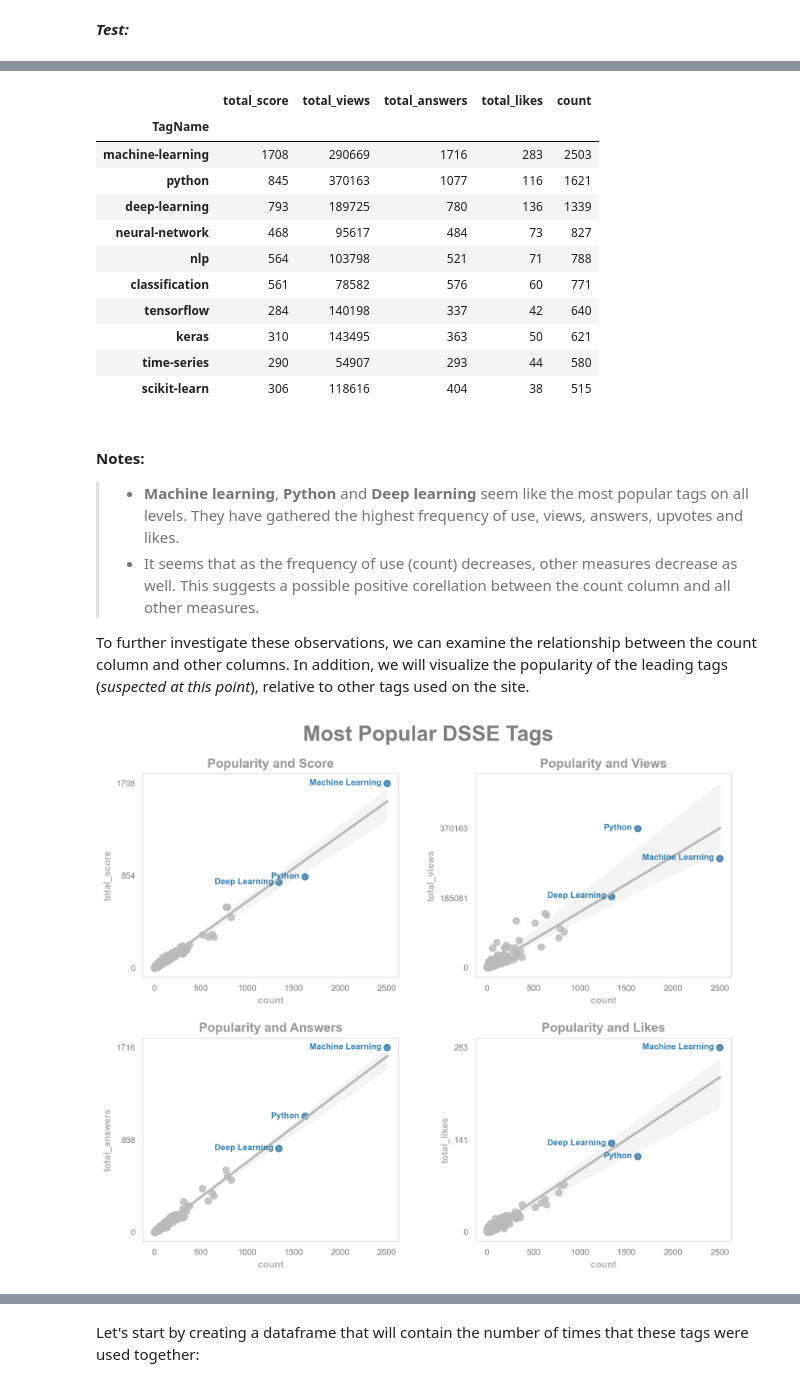
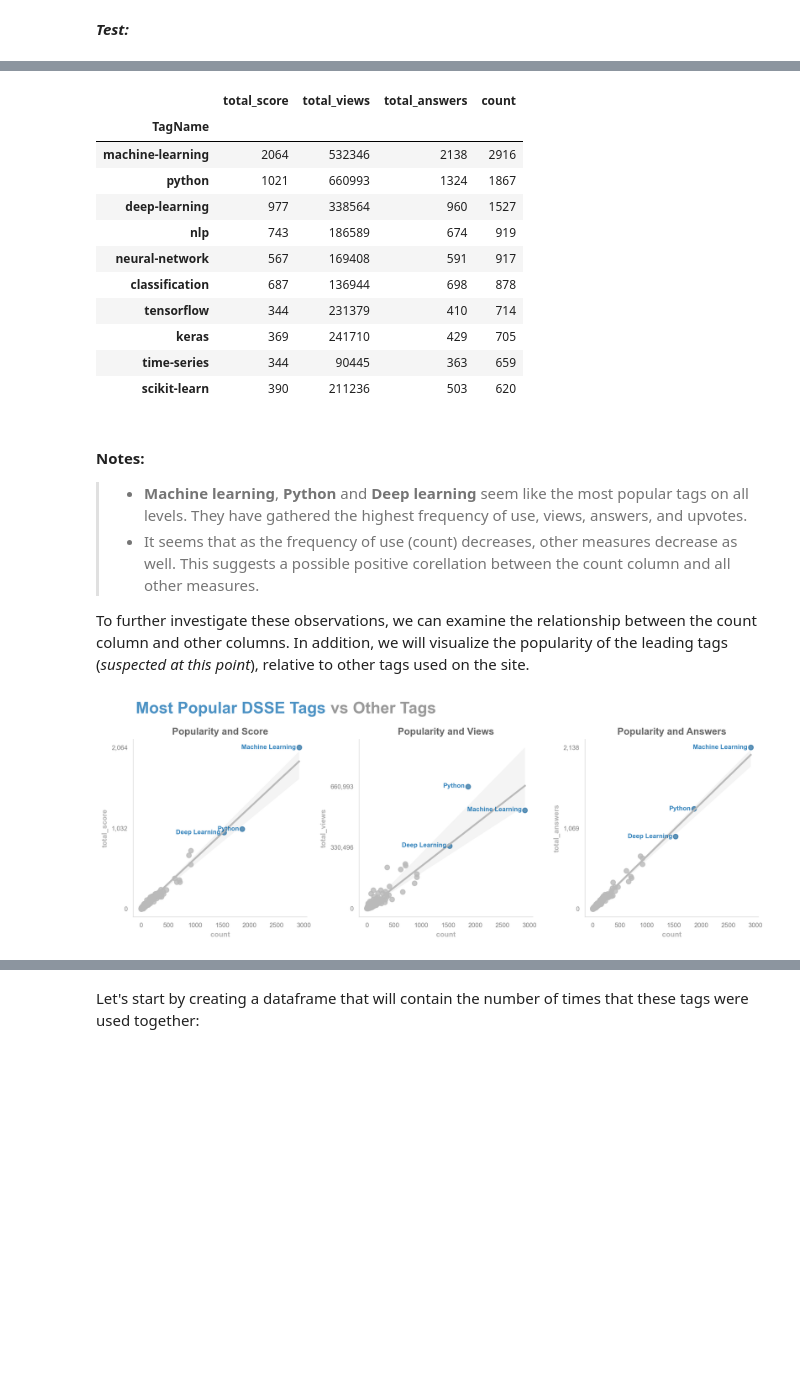
Before and after one commit to Lippins/Popular_DS_questions, a Jupyter notebook: notebook.ipynb, the cells around one changed output, grey strips where cells are left out. Saved outputs shown, nothing was run; the diff lists cells and outputs as text; code cells hidden in the pictures; blank space fills up the shorter version.

Commit message:
chore: Update to most recent dataset

```diff
--- a/notebook.ipynb
+++ b/notebook.ipynb
@@ -198,8 +207,7 @@ _**Define:**_
 
 _**Code:**_
 # %%
-questions_clean.FavoriteCount.fillna(0, inplace = True)
-questions_clean.FavoriteCount = questions_clean.FavoriteCount.astype('int')
+questions_clean.drop(columns = "FavoriteCount", inplace=True)
 # %% [markdown]
 _**Test:**_
 # %%
@@ -218,7 +223,7 @@ Since each question can only have a [maximum of five tags](https://meta.stackexc
 
 _**Code:**_
 # %%
-# Expand tags into seperate columns
+# Split all the tags in each post into five columns
 tag_columns = ['Tag1', 'Tag2', 'Tag3', 'Tag4', 'Tag5']
 questions_clean[tag_columns] = (questions_clean.Tags.str.replace('<', '')
                                                         .str.rstrip('>')
@@ -229,7 +234,7 @@ questions_clean.drop(columns = 'Tags', inplace=True)
 
 # Condense all Tags into two columns
 questions_clean = pd.melt(questions_clean,
-                          id_vars = questions_clean.columns[:7],
+                          id_vars = questions_clean.columns[:6],
                           value_vars = tag_columns,
                           var_name= 'TagNumber',
                           value_name= 'TagName'
@@ -259,8 +266,8 @@ tag_counts = questions_clean.groupby('TagName').size()
 
 col_dict = {
     # Stores the columns of interest and their aggregate column names
-    "cols": ['Score', 'ViewCount', 'AnswerCount', 'FavoriteCount'],
-    "aggregate_names": ['total_score', 'total_views', 'total_answers', 'total_likes']
+    "cols": ['Score', 'ViewCount', 'AnswerCount'],
+    "aggregate_names": ['total_score', 'total_views', 'total_answers']
 }
 
 # Compute relevant totals for each unique TagName
@@ -275,69 +282,73 @@ aggregate_df['count'] = tag_counts
 # Preview results sorted by count
 aggregate_df.sort_values(by='count', ascending=False).head(10)
 # %% [output]
-|  | total_score | total_views | total_answers | total_likes | count |
-| TagName |  |  |  |  |  |
-| machine-learning | 1708 | 290669 | 1716 | 283 | 2503 |
-| python | 845 | 370163 | 1077 | 116 | 1621 |
-| deep-learning | 793 | 189725 | 780 | 136 | 1339 |
-| neural-network | 468 | 95617 | 484 | 73 | 827 |
-| nlp | 564 | 103798 | 521 | 71 | 788 |
-| classification | 561 | 78582 | 576 | 60 | 771 |
-| tensorflow | 284 | 140198 | 337 | 42 | 640 |
-| keras | 310 | 143495 | 363 | 50 | 621 |
-| time-series | 290 | 54907 | 293 | 44 | 580 |
-| scikit-learn | 306 | 118616 | 404 | 38 | 515 |
+|  | total_score | total_views | total_answers | count |
+| TagName |  |  |  |  |
+| machine-learning | 2064 | 532346 | 2138 | 2916 |
+| python | 1021 | 660993 | 1324 | 1867 |
+| deep-learning | 977 | 338564 | 960 | 1527 |
+| nlp | 743 | 186589 | 674 | 919 |
+| neural-network | 567 | 169408 | 591 | 917 |
+| classification | 687 | 136944 | 698 | 878 |
+| tensorflow | 344 | 231379 | 410 | 714 |
+| keras | 369 | 241710 | 429 | 705 |
+| time-series | 344 | 90445 | 363 | 659 |
+| scikit-learn | 390 | 211236 | 503 | 620 |
 # %% [markdown]
 #### Notes:
->- **Machine learning**, **Python** and **Deep learning** seem like the most popular tags on all levels. They have gathered the highest frequency of use, views, answers, upvotes and likes.
+>- **Machine learning**, **Python** and **Deep learning** seem like the most popular tags on all levels. They have gathered the highest frequency of use, views, answers, and upvotes.
 >- It seems that as the frequency of use (count) decreases, other measures decrease as well. This suggests a possible positive corellation between the count column and all other measures.
 
 To further investigate these observations, we can examine the relationship between the count column and other columns. In addition, we will visualize the popularity of the leading tags (_suspected at this point_), relative to other tags used on the site.
 # %%
-fig = plt.figure(figsize=(10,8))
+fig = plt.figure(figsize=(14,4))
 
 facets = col_dict['aggregate_names']
 leading_tags = ['machine-learning', 'python', 'deep-learning']
 
 # Generate count vs measure plots
-for index, col in zip(range(4), facets):
-    plt.subplot(2, 2, index+1)
+for index, col in zip(range(3), facets):
+    plt.subplot(1, 3, index+1)
     sns.regplot(data=aggregate_df, x='count', y=col,
                 color='#BABABA')
 
     plt.scatter(data=aggregate_df.loc[leading_tags],
                 x='count', y=col,
                 c='#0064AB', alpha=0.5)
 
-    # Annotate the leadings
+    # Annotate the leading tags
     for tag in leading_tags:
         plt.text(x=aggregate_df.loc[tag, 'count']-60,
                  y=aggregate_df.loc[tag, col] - aggregate_df[col].max()/100,
                  s= tag.replace('-', ' ').title(), alpha=0.8,
                  fontsize=8, color='#0064AB', fontweight='bold',
                  ha='right')
 
+    y_ticks = [0, int(aggregate_df[col].max()/2), aggregate_df[col].max()]
     plt.xticks(color='gray', fontsize=8)
-    plt.yticks([0, int(aggregate_df[col].max()/2), aggregate_df[col].max()],
-               color='gray', fontsize=8)
+    plt.yticks(y_ticks, ["{:,}".format(t) for t in y_ticks], color='gray', fontsize=8)
     plt.xlabel('count', fontsize='9', fontweight='bold', alpha=0.3)
     plt.ylabel(col, fontsize='9', fontweight='bold', alpha=0.3)
-    plt.title('Popularity and {}'.format(col.split('_')[1].title()), weight='bold', alpha=0.4)
+    plt.title('Popularity and {}'.format(col.split('_')[1].title()), weight='bold', alpha=0.6)
 
 # Set attributes common to all plots
 axes_list = fig.get_axes()
 for ax in axes_list:
     for loc in ['left', 'bottom', 'top', 'right']:
         ax.spines[loc].set_color('#DDD')
     ax.tick_params(left=False, bottom=False)
+    sns.despine()
 
 # Plot title
-axes_list[0].text(x= 1600, y= 2100, fontsize=20, fontweight='bold', alpha=0.5,
-                  s='Most Popular DSSE Tags')
+axes_list[0].text(x= -100, y= 2500, fontsize=20, fontweight='bold', alpha=0.7,
+                  s='Most Popular DSSE Tags', color='#0064AB')
+
+axes_list[0].text(x= 3500, y= 2500, fontsize=20, fontweight='bold', alpha=0.4,
+                  s='vs Other Tags')
 
 plt.subplots_adjust(hspace=0.3, wspace=0.3);
 # %% [output]
-[figure, old version]
+[figure, new version]
 # %% [markdown]
 #### Notes:
 >- Our initial observation is confirmed. **Machine Learning**, **Python** and **Deep Learning** are the three most popular tags used on the site. Machine learning also shows a greater level of popularity than the other two tags.
```
Also changed, not shown: parts of 18 cells of this notebook, 2 other files.
